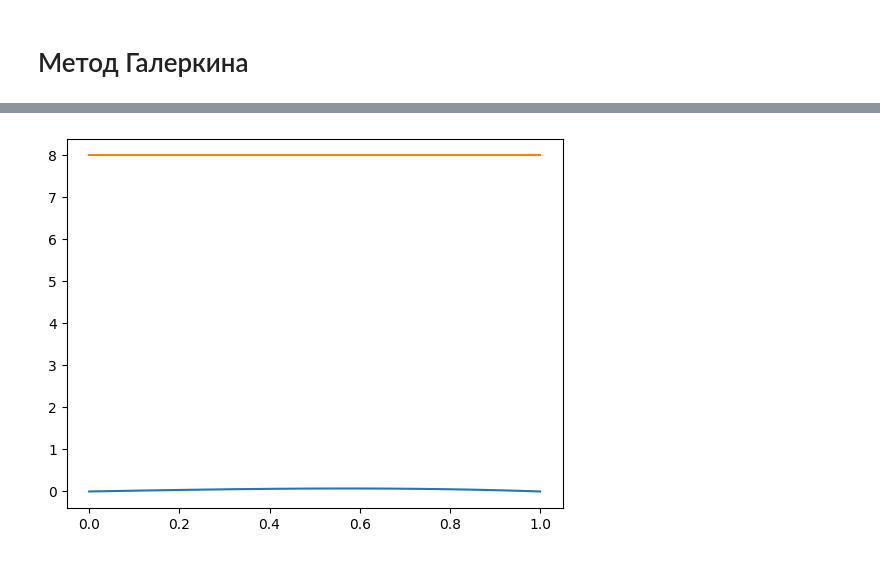
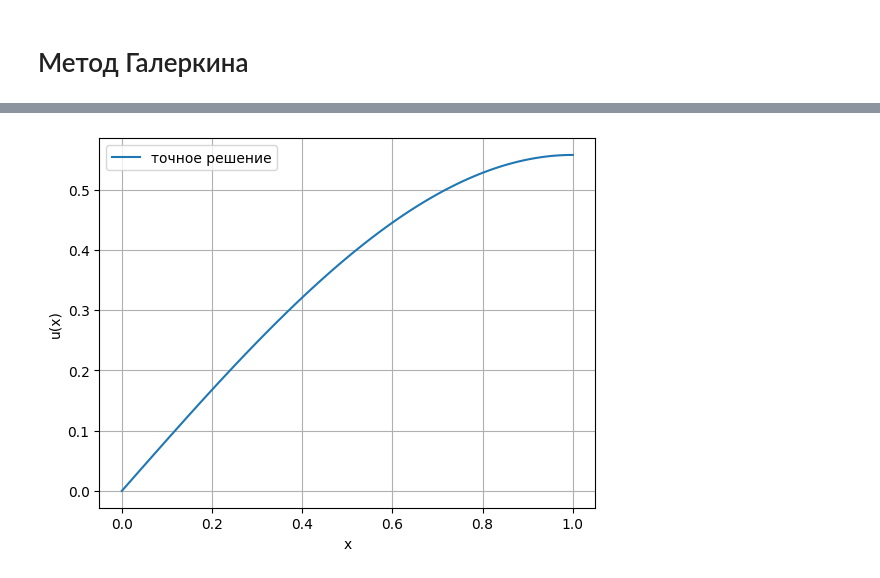
Before and after one commit to AntonG0rbachev/Finate-Elements-Methods, a Jupyter notebook: GalerkinMethod/src/main.ipynb, the cells around one changed output, grey strips where cells are left out. Cells and saved outputs as stored; diff of their text form; code cells hidden in the pictures.

```diff
--- a/GalerkinMethod/src/main.ipynb
+++ b/GalerkinMethod/src/main.ipynb
@@ -48,6 +100,10 @@ plot.show()
-# %%
-approximated_y = np.array([approximated_solution(xi) for xi in x], dtype=float)
-plot.plot(x, approximated_y)
-plot.show()
-# %% [output]
-[figure, removed]
+# %%
+plot.plot(x, solution, label='точное решение')
+plot.xlabel("x")
+plot.ylabel("u(x)")
+plot.legend()
+plot.grid()
+plot.show()
+plot.show()
+# %% [output]
+[figure, added]
```
Also changed, not shown: parts of 8 cells of this notebook.
